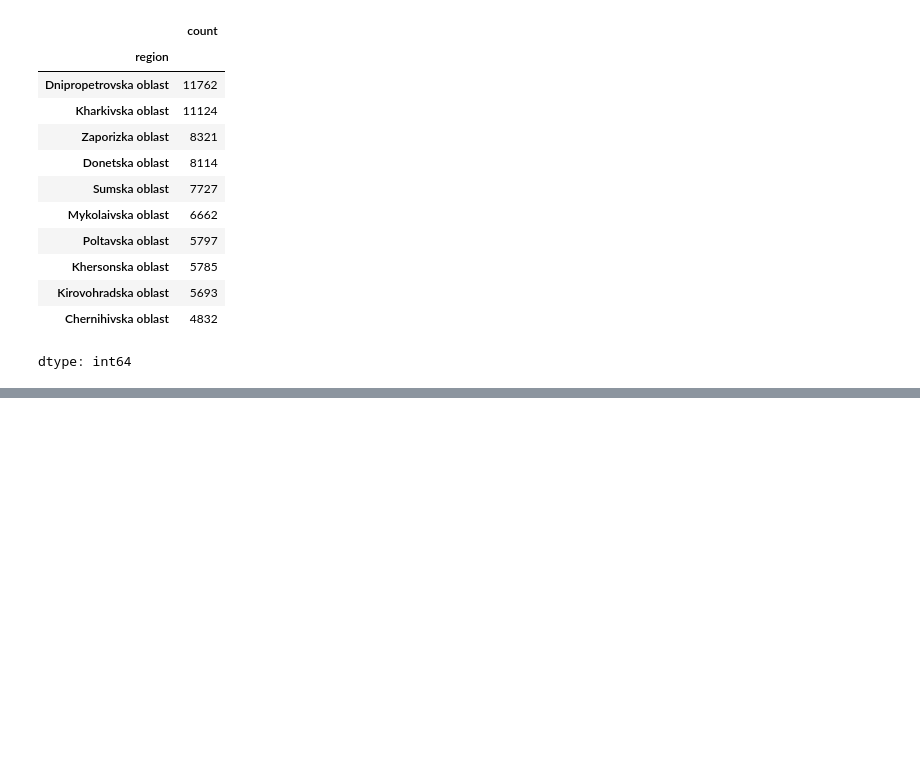
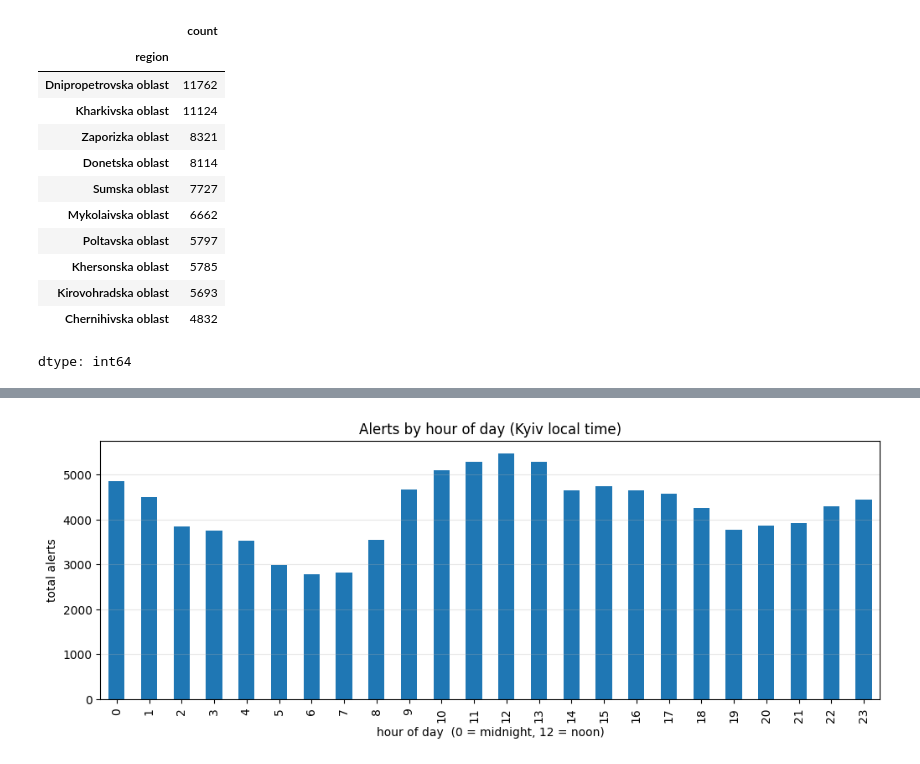
Before and after one commit to PavloLoiek/ukraine-air-raid-alerts, a Jupyter notebook: air_raid_analysis.ipynb, the cells around one changed output, grey strips where cells are left out. Cells and saved outputs as stored; diff of their text form; code cells hidden in the pictures; blank space fills up the shorter version.

```diff
--- a/air_raid_analysis.ipynb
+++ b/air_raid_analysis.ipynb
@@ -47,0 +98,13 @@ dtype: int64
+# %%
+# --- Session 2, Step C: what time of day do alerts start? (Kyiv local) ---
+by_hour = df['hour'].value_counts().sort_index()
+
+plt.figure(figsize=(12,4))
+by_hour.plot(kind='bar')
+plt.title('Alerts by hour of day (Kyiv local time)')
+plt.xlabel('hour of day  (0 = midnight, 12 = noon)')
+plt.ylabel('total alerts')
+plt.grid(axis='y', alpha=0.3)
+plt.show()
+# %% [output]
+[figure, added]
```
Also changed, not shown: parts of 6 cells of this notebook.
